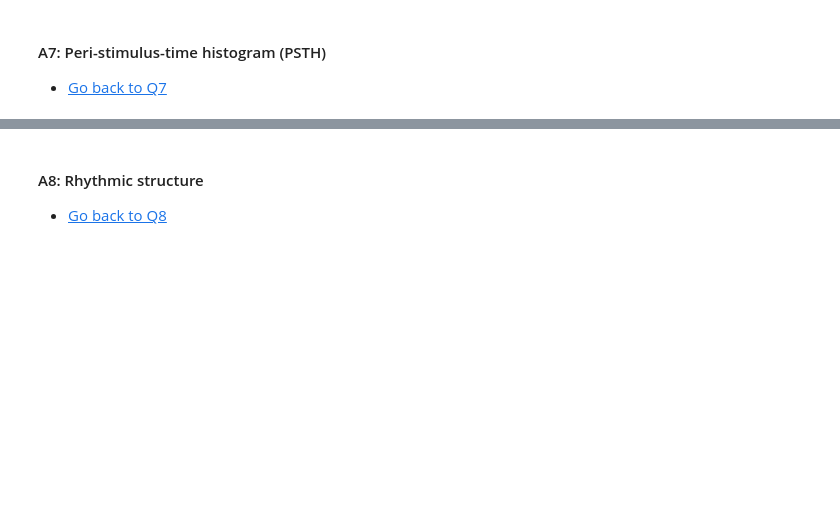
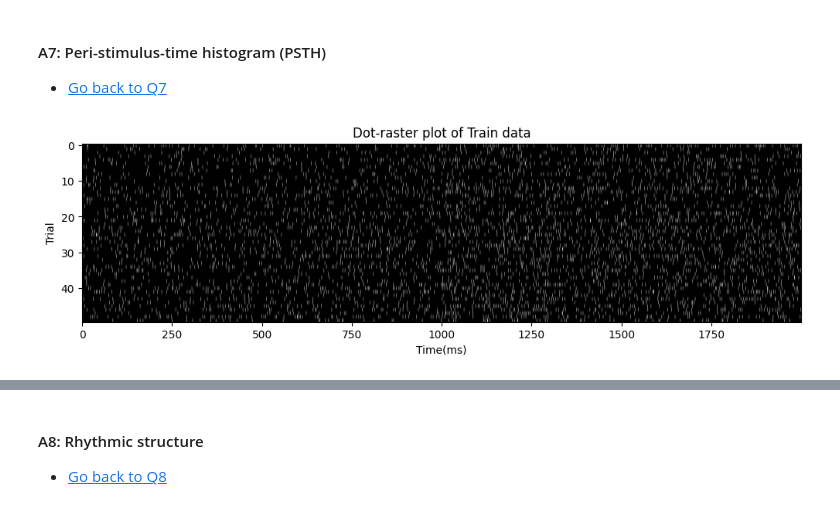
Before and after one commit to cesarz10/Computational-Neurophysiology-Lab, a Jupyter notebook: Lab_3/Module2_Ex1_XX.ipynb, the cells around one changed output, grey strips where cells are left out. Cells and saved outputs as stored; diff of their text form; code cells hidden in the pictures; blank space fills up the shorter version.

```diff
--- a/Lab_3/Module2_Ex1_XX.ipynb
+++ b/Lab_3/Module2_Ex1_XX.ipynb
@@ -680,0 +732,87 @@ Your answer here
+# %%
+#######################
+##   Q7.1 solution   ##
+#######################
+
+# The direction vector should contain 0 for a left trial and 1 for a right trial.
+# The sum function provides an efficient method to do so: sum(direction) which returns a value of 25.
+# We conclude that half of the 50 trials involve right movement, and half involve left movement.
+
+# full image of the train data
+plt.imshow(train, aspect='auto', cmap='gray')
+plt.title("Dot-raster plot of Train data")
+plt.xlabel("Time(ms)")
+plt.ylabel("Trial")
+plt.show()
+
+Left_tr = where(direction == 0)
+Right_tr = where(direction == 1)
+
+# grouping by left data
+plt.imshow(train[Left_tr], aspect = 'auto', cmap='gray', extent = (-1000,1000,50,0))
+plt.xlabel('Time(ms)')
+plt.ylabel('Trial')
+plt.title('Left trials')
+plt.show()
+
+# grouping by right data
+plt.imshow(train[Right_tr], aspect = 'auto', cmap='gray', extent = (-1000,1000,50,0))
+plt.xlabel('Time(ms)')
+plt.ylabel('Trial')
+plt.title('Right trials')
+plt.show()
+
+#######################
+##   Q7.2 solution   ##
+#######################
+
+# PSTH = sum(train) / 50 / 0.001 # 1ms bin width, 50 trials
+spike_tr, spike_time = where(train)
+PSTH = histogram(spike_time, 2000)[0] / 50 / 0.001
+
+
+# plotting histogram
+plt.bar(t, PSTH, width=2)
+plt.title("Spike rate histogram")
+plt.xlabel('Time(ms)')
+plt.ylabel('Spikes Rate')
+plt.grid(alpha=0.2)
+plt.show()
+
+#######################
+##   Q7.3 solution   ##
+#######################
+
+plan_period = where(t < 0)[0]
+move_period = where(t >= 0)[0]
+
+Planning = mean(train[:, plan_period]) / 0.001
+Moving = mean(train[:, move_period]) / 0.001
+print(f"Planning spiking rate: {Planning}")
+print(f"Moving spiking rate: {Moving}")
+
+# grouping by left and right
+Left_rate = mean(train[Left_tr, :]) / 0.001
+Right_rate = mean(train[Right_tr, :]) / 0.001
+print(f"Left rate: {Left_rate}")
+print(f"Right rate: {Right_rate}")
+
+
+#######################
+##   Q7.4 solution   ##
+#######################
+
+# getting every condition: Movement and Planning both for left and right
+Move_L = sum(train[Left_tr][:,move_period], axis = 1)
+Plan_L = sum(train[Left_tr][:,plan_period], axis = 1)
+Move_R = sum(train[Right_tr][:,move_period], axis = 1)
+Plan_R = sum(train[Right_tr][:,plan_period], axis = 1)
+
+# Plotting
+
+plt.boxplot([Move_L, Plan_L, Move_R, Plan_R], labels = ['Move left', 'Plan left', 'Move Right', 'Plan Right'])
+plt.ylabel('Spike Rate')
+plt.grid(alpha=0.2)
+plt.show()
+# %% [output]
+[figure, added]
```
Also changed, not shown: parts of 22 cells of this notebook.
